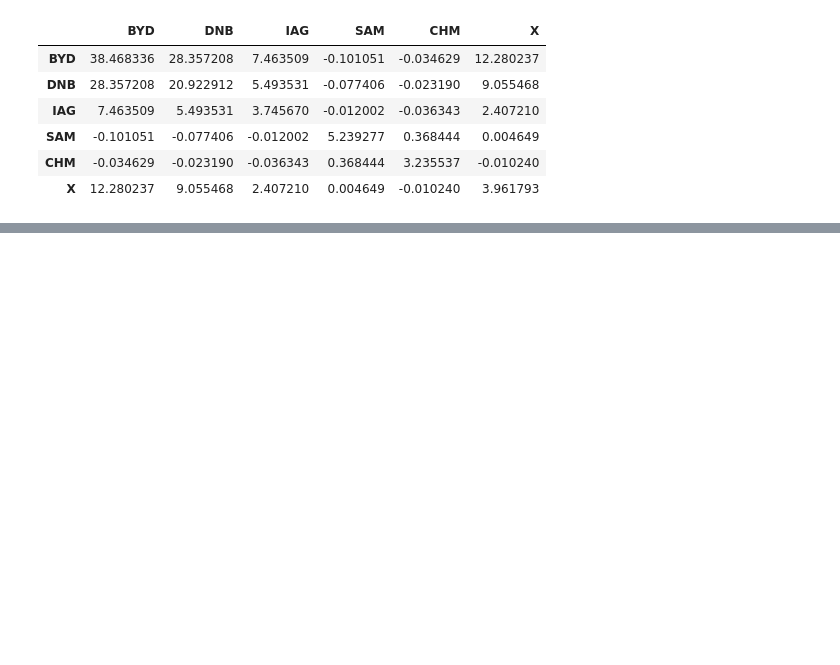
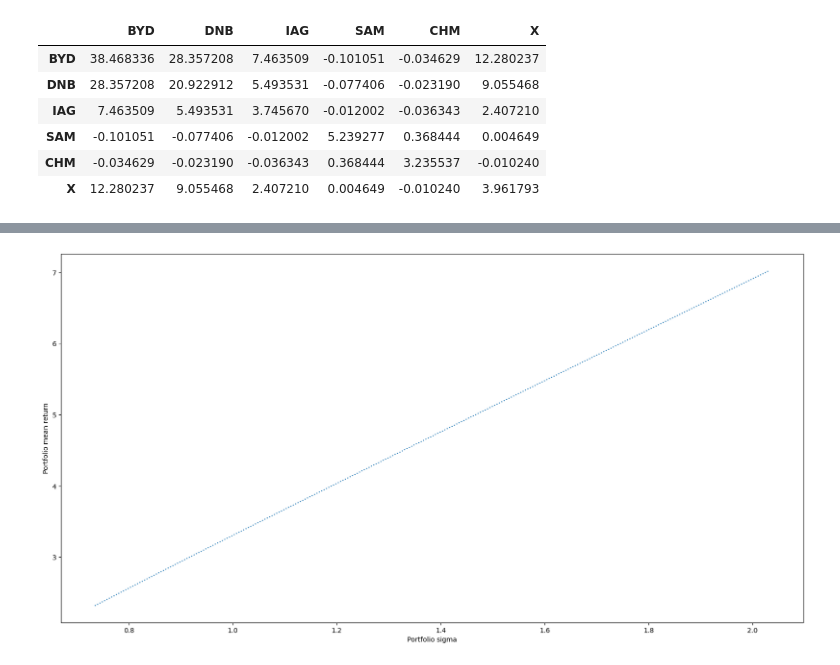
Before and after one commit to xwj0109/PTCW, a Jupyter notebook: MCrisk.ipynb, the cells around one changed output, grey strips where cells are left out. Cells and saved outputs as stored; diff of their text form; code cells hidden in the pictures; blank space fills up the shorter version.

```diff
--- a/MCrisk.ipynb
+++ b/MCrisk.ipynb
@@ -144,0 +167,16 @@ plt.show()
+# %%
+#Ones Vector
+one = np.empty((1, 6))
+one[:] = 1
+
+#Calculate A, B, and F
+A = np.dot(np.dot(one, np.linalg.inv(VarCov_Mat)), mean)
+B = np.dot(np.dot(mean.transpose(), np.linalg.inv(VarCov_Mat)), mean)
+F = float(np.dot(np.dot(one, np.linalg.inv(VarCov_Mat)), one.transpose()))
+#Calculate D
+D = B * F - A ** 2
+# %%
+#Calculate Alpha_0
+alpha_0 = ((np.dot(B*np.linalg.inv(VarCov_Mat), one.transpose().reshape(6)) - np.dot(A * np.linalg.inv(VarCov_Mat), mean)))/D
+alpha_0 = alpha_0.flatten()
+alpha_0
@@ -144,0 +186,5 @@ plt.show()
+# %%
+#Calculate Alpha_1
+alpha_1 = (np.dot((F*np.linalg.inv(VarCov_Mat)),mean) - np.dot((A*np.linalg.inv(VarCov_Mat)),one.transpose().reshape(6)))/D
+alpha_1 = alpha_1.flatten()
+alpha_1
@@ -144,0 +194,14 @@ plt.show()
+# %%
+MinPortfolioRet = min(portfolio_rets)
+MaxPortfolioRet = max(portfolio_rets)
+C = np.arange(MinPortfolioRet, MaxPortfolioRet, 0.01)
+StdVector = []
+
+for ret in C:
+    w = alpha_0 + alpha_1 * ret
+    Stds = np.sqrt((np.dot(np.dot(np.transpose(w), VarCov_Mat), w)))
+    StdVector.append(Stds)
+
+
+df = pd.DataFrame({"StdVector": StdVector, "C": C.tolist()})
+df
@@ -144,0 +222,8 @@ plt.show()
+# %%
+plt.figure(figsize=(20, 10))
+plt.plot( df['StdVector'], df['C'] , linestyle = 'dotted')
+plt.xlabel("Portfolio sigma")
+plt.ylabel("Portfolio mean return")
+plt.show()
+# %% [output]
+[figure, added]
```
Also changed, not shown: parts of 15 cells of this notebook.
